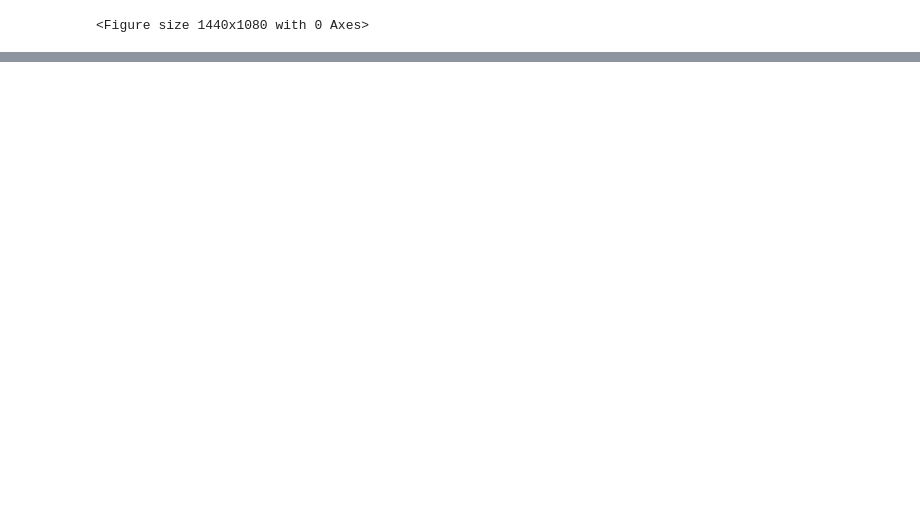
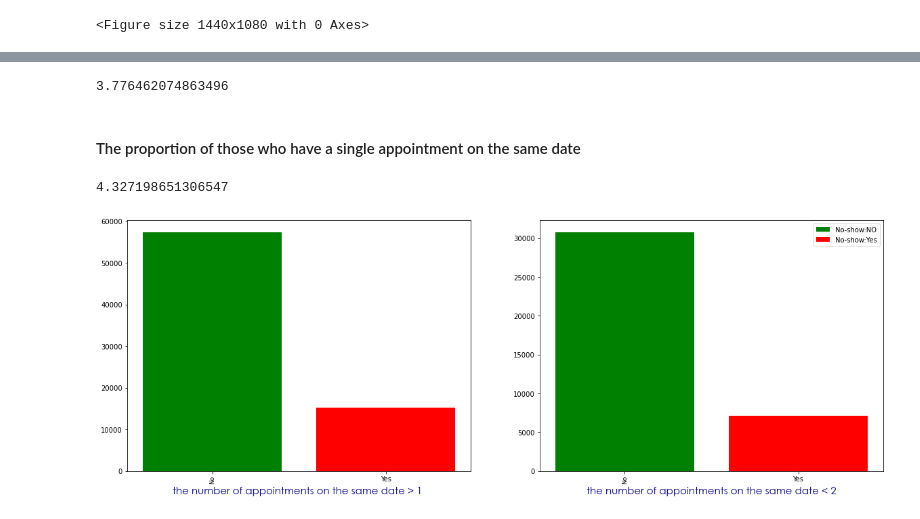
Before and after one commit to FurkanSrtc/ExploratoryDataAnalysis, a Jupyter notebook: Medical Appointment No Shows/MedicalAppointment.ipynb, the cells around one changed output, grey strips where cells are left out. Drawn from its saved outputs; the diff is of its cells as text; code cells hidden in the pictures; blank space fills up the shorter version.

```diff
--- a/Medical Appointment No Shows/MedicalAppointment.ipynb
+++ b/Medical Appointment No Shows/MedicalAppointment.ipynb
@@ -380,0 +297,43 @@ Name: AppointmentDay, dtype: int64
+# %%
+patientdf=df.groupby("PatientId")["AppointmentDay"].count()
+patientdf2=patientdf[patientdf>1]
+merge=pd.merge(df, patientdf2, left_on= ['PatientId'], right_on= ['PatientId'],how="inner")
+# %%
+merge[merge["No-show"]=="No"]['No-show'].count()/merge[merge["No-show"]=="Yes"]['No-show'].count()
+# %% [output]
+3.776462074863496
+# %% [markdown]
+#### The proportion of those who have a single appointment on the same date
+# %%
+patientdf3=patientdf[patientdf<2]
+merge2=pd.merge(df, patientdf3, left_on= ['PatientId'], right_on= ['PatientId'],how="inner")
+# %%
+(merge2[merge2["No-show"]=="No"]['No-show'].count())/(merge2[merge2["No-show"]=="Yes"]['No-show'].count())
+# %% [output]
+4.327198651306547
+# %%
+
+plt.figure(figsize=(20, 15))
+
+plt.subplot(2,2,1)
+plt.bar("No",merge[merge["No-show"]=="No"]['No-show'].count(), color = "GREEN",label = 'No-show:NO')
+plt.xticks(rotation = 90, fontsize = 9)
+plt.xlabel('the number of appointments on the same date > 1 ',fontdict = axis_style)
+
+plt.subplot(2,2,1)
+plt.bar("Yes",merge[merge["No-show"]=="Yes"]['No-show'].count(), color = "RED",label = 'No-show:Yes')
+
+
+plt.subplot(2,2,2)
+plt.bar("No",merge2[merge2["No-show"]=="No"]['No-show'].count(), color = "GREEN",label = 'No-show:NO')
+plt.xticks(rotation = 90, fontsize = 9)
+plt.xlabel('the number of appointments on the same date < 2',fontdict = axis_style)
+
+plt.subplot(2,2,2)
+plt.bar("Yes",merge2[merge2["No-show"]=="Yes"]['No-show'].count(), color = "RED",label = 'No-show:Yes')
+
+
+plt.legend()
+plt.show()
+# %% [output]
+[figure, added]
```
Also changed, not shown: parts of 10 cells of this notebook.
